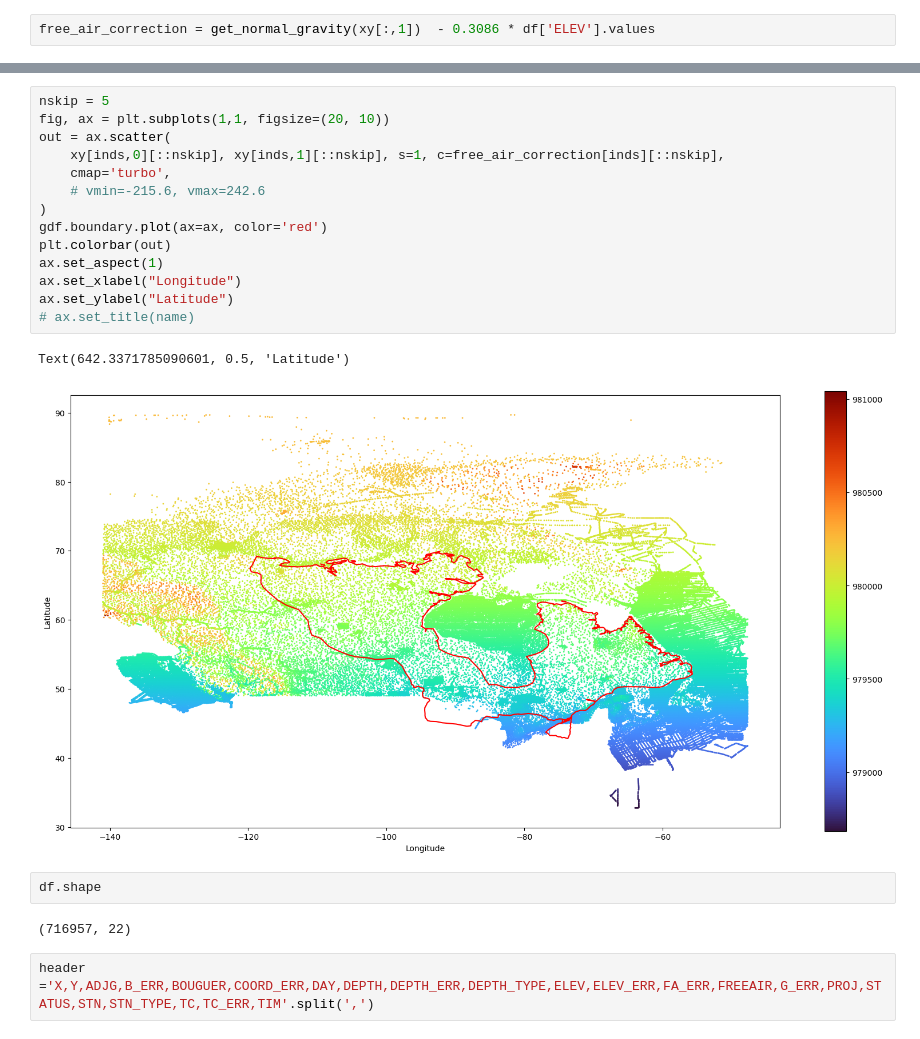
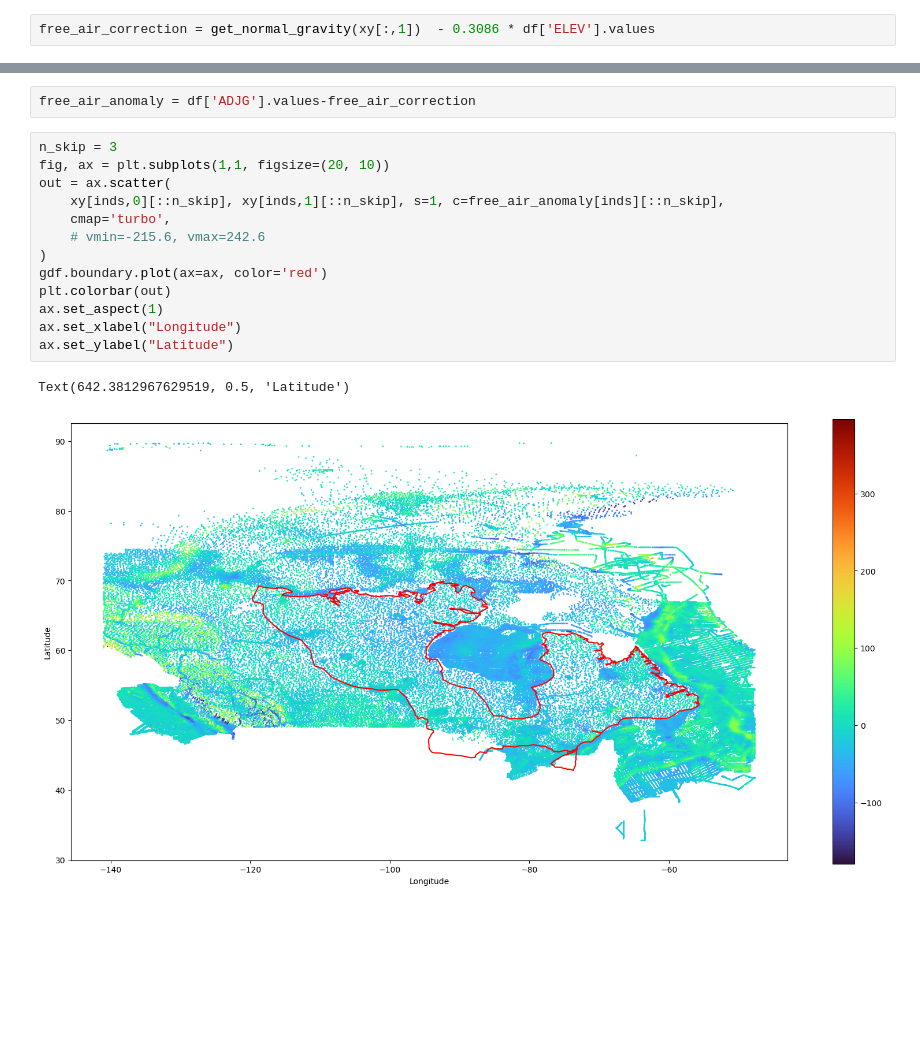
Before and after one commit to ginabilic/geol_4330_canada_wide_gravity, a Jupyter notebook: notebooks/load_gravity_data.ipynb, the cells around one changed output, grey strips where cells are left out. Drawn from its saved outputs; the diff is of its cells as text; blank space fills up the shorter version.

```diff
--- a/notebooks/load_gravity_data.ipynb
+++ b/notebooks/load_gravity_data.ipynb
@@ -138,23 +139,18 @@ plt.plot(xy[:,1], free_air_correction, ',')
+# %%
+free_air_anomaly = df['ADJG'].values-free_air_correction
 # %%
-nskip = 5
+n_skip = 3
 fig, ax = plt.subplots(1,1, figsize=(20, 10))
 out = ax.scatter(
-    xy[inds,0][::nskip], xy[inds,1][::nskip], s=1, c=free_air_correction[inds][::nskip],
+    xy[inds,0][::n_skip], xy[inds,1][::n_skip], s=1, c=free_air_anomaly[inds][::n_skip],
     cmap='turbo',
     # vmin=-215.6, vmax=242.6
 )
 gdf.boundary.plot(ax=ax, color='red')
 plt.colorbar(out)
 ax.set_aspect(1)
 ax.set_xlabel("Longitude")
 ax.set_ylabel("Latitude")
-# ax.set_title(name)
 # %% [output]
-Text(642.3371785090601, 0.5, 'Latitude')
+Text(642.3812967629519, 0.5, 'Latitude')
-[figure, old version]
+[figure, new version]
-# %%
-df.shape
-# %% [output]
-(716957, 22)
-# %%
-header ='X,Y,ADJG,B_ERR,BOUGUER,COORD_ERR,DAY,DEPTH,DEPTH_ERR,DEPTH_TYPE,ELEV,ELEV_ERR,FA_ERR,FREEAIR,G_ERR,PROJ,STATUS,STN,STN_TYPE,TC,TC_ERR,TIM'.split(',')
```
Also changed, not shown: parts of 34 cells of this notebook.
